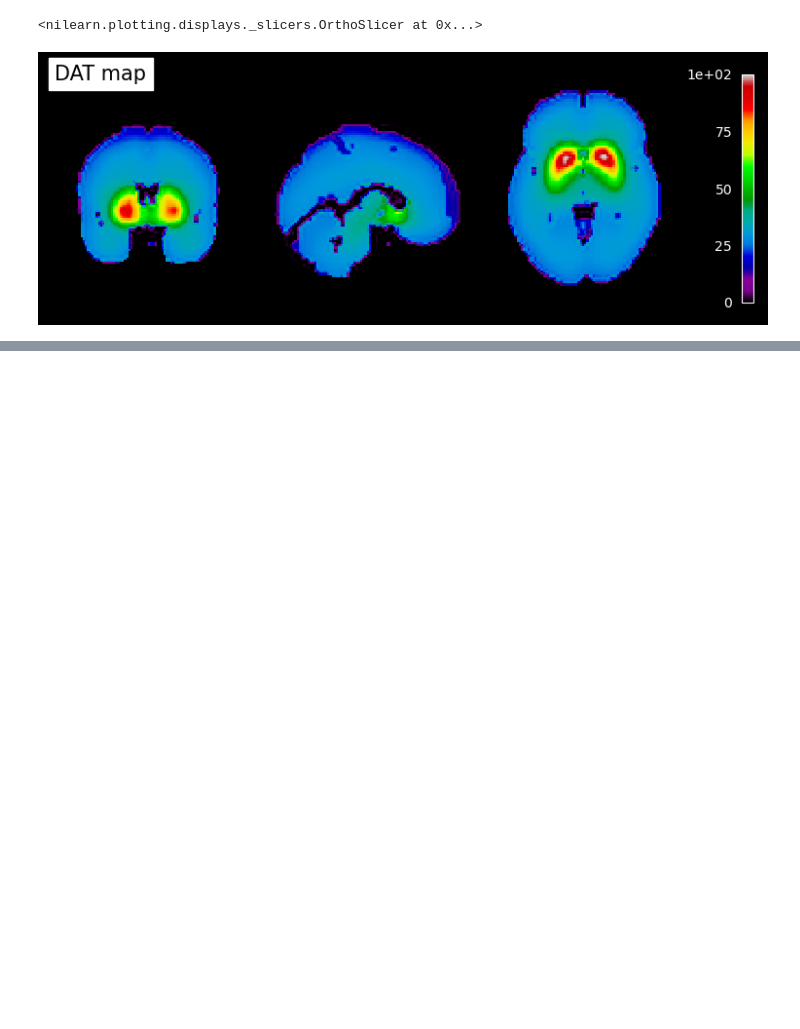
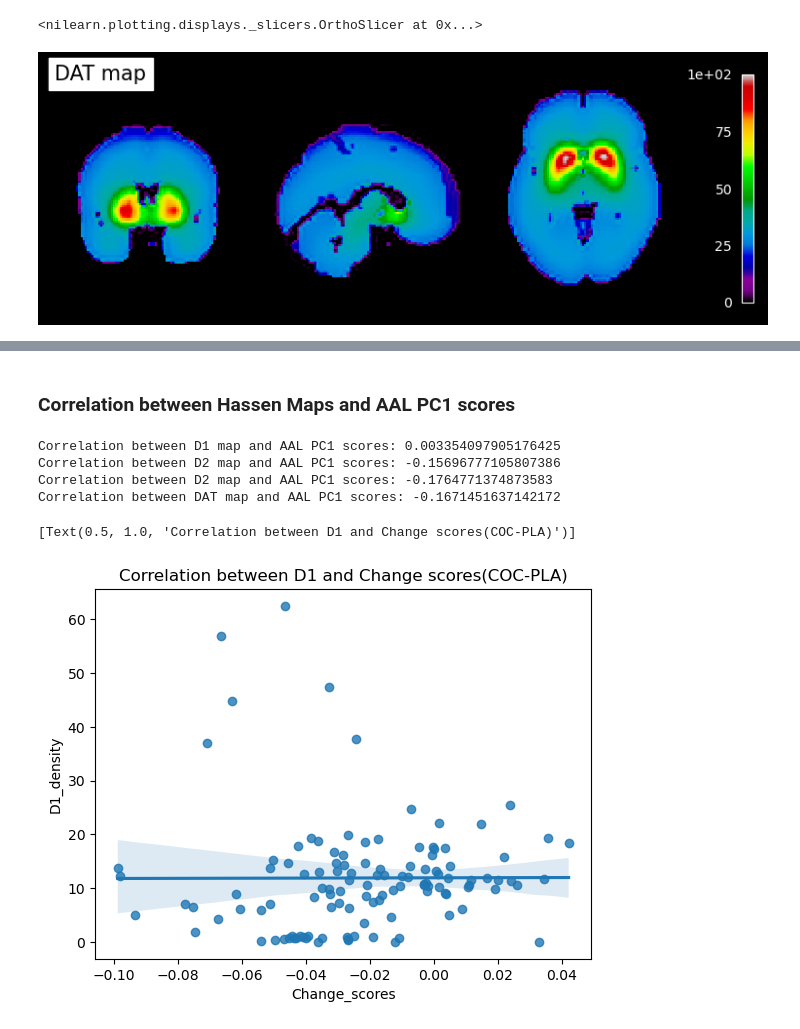
Before and after one commit to LuisA00/ResearchElective_Maastricht2023, a Jupyter notebook: ComparingAtlasesToNeurotransmittersDensities.ipynb, the cells around one changed output, grey strips where cells are left out. Saved outputs shown, nothing was run; the diff lists cells and outputs as text; code cells hidden in the pictures; blank space fills up the shorter version.

Commit message:
Add correlation between Hassen maps and AAL PC1 scores.

```diff
--- a/ComparingAtlasesToNeurotransmittersDensities.ipynb
+++ b/ComparingAtlasesToNeurotransmittersDensities.ipynb
@@ -79,0 +109,10 @@ plot_epi(DAT_map, draw_cross=False, annotate=False, black_bg=True, colorbar=True
+# %%
+# Compute a mask for each parcel in the AAL atlas.
+aal_roi_masks = []
+
+for x in range(116):
+
+    print("Computing and plotting roi_" +str(x) +": " + str(AA_labels[x]))
+    roi_img =nl.image.new_img_like(AA_maps, nl.image.get_data(AA_maps) == int(AA_indices[x]))
+    masker = NiftiMasker(mask_img=roi_img, verbose=False).fit()
+    aal_roi_masks.append(masker)
@@ -79,0 +137,51 @@ plot_epi(DAT_map, draw_cross=False, annotate=False, black_bg=True, colorbar=True
+# %%
+# Fit AAL to Hassen Neurotransmitters maps.
+
+D1_to_AAL_mean_scores = []
+D2_smith_to_AAL_mean_scores = []
+D2_sd_to_AAL_mean_scores = []
+DAT_to_AAL_mean_scores = []
+
+for current_roi in range(116):
+
+    D1_to_AAL_mean_scores.append(fit_mask_get_mean(aal_roi_masks[current_roi], D1_map))
+    D2_smith_to_AAL_mean_scores.append(fit_mask_get_mean(aal_roi_masks[current_roi], D2_smith_map))
+    D2_sd_to_AAL_mean_scores.append(fit_mask_get_mean(aal_roi_masks[current_roi], D2_sandiego_map))
+    DAT_to_AAL_mean_scores.append(fit_mask_get_mean(aal_roi_masks[current_roi], DAT_map))
+# %%
+# Get AAL COC-PLA change scores csv file.
+Change_PC1_AA_scores_df = pd.read_csv('/Users/luisalvarez/Documents/GitHub/ResearchElective_Maastricht2023/AAL_COCPLA_Change_PC1_scores.csv', index_col=0)
+
+# Calculate mean change score for each region.
+Change_PC1_AA_mean_scores = []
+
+for x in range(len(AA_labels)):
+    Change_PC1_AA_mean_scores.append(Change_PC1_AA_scores_df[AA_labels[x]].mean(skipna=True))
+# %% [markdown]
+### Correlation between Hassen Maps and AAL PC1 scores
+# %%
+# Compute correlation between Hassen maps and AAL PC1 scores
+
+D1_AAl_cor = np.corrcoef(Change_PC1_AA_mean_scores, D1_to_AAL_mean_scores)
+D2_smith_AAl_cor = np.corrcoef(Change_PC1_AA_mean_scores, D2_smith_to_AAL_mean_scores)
+D2_sd_AAl_cor = np.corrcoef(Change_PC1_AA_mean_scores, D2_sd_to_AAL_mean_scores)
+DAT_AAl_cor = np.corrcoef(Change_PC1_AA_mean_scores, DAT_to_AAL_mean_scores)
+
+print("Correlation between D1 map and AAL PC1 scores: " + str(D1_AAl_cor[0, 1]))
+print("Correlation between D2 map and AAL PC1 scores: " + str(D2_smith_AAl_cor[0, 1]))
+print("Correlation between D2 map and AAL PC1 scores: " + str(D2_sd_AAl_cor[0, 1]))
+print("Correlation between DAT map and AAL PC1 scores: " + str(DAT_AAl_cor[0, 1]))
+# %% [output]
+Correlation between D1 map and AAL PC1 scores: 0.003354097905176425
+Correlation between D2 map and AAL PC1 scores: -0.15696777105807386
+Correlation between D2 map and AAL PC1 scores: -0.1764771374873583
+Correlation between DAT map and AAL PC1 scores: -0.1671451637142172
+# %%
+all_data_AAL = np.array([Change_PC1_AA_mean_scores, D1_to_AAL_mean_scores, D2_smith_to_AAL_mean_scores, D2_sd_to_AAL_mean_scores, DAT_to_AAL_mean_scores])
+
+Neurotransmitters_AAl_scores = pd.DataFrame(data=all_data_AAL.T, columns=["Change_scores", "D1_density", "D2_s_density", "D2_sd_density", "DAT_density"])
+
+sns.regplot(data=Neurotransmitters_AAl_scores, x="Change_scores", y="D1_density").set(title='Correlation between D1 and Change scores(COC-PLA)')
+# %% [output]
+[Text(0.5, 1.0, 'Correlation between D1 and Change scores(COC-PLA)')]
+[figure, added]
```
Also changed, not shown: parts of 9 cells of this notebook, 2 other files.
